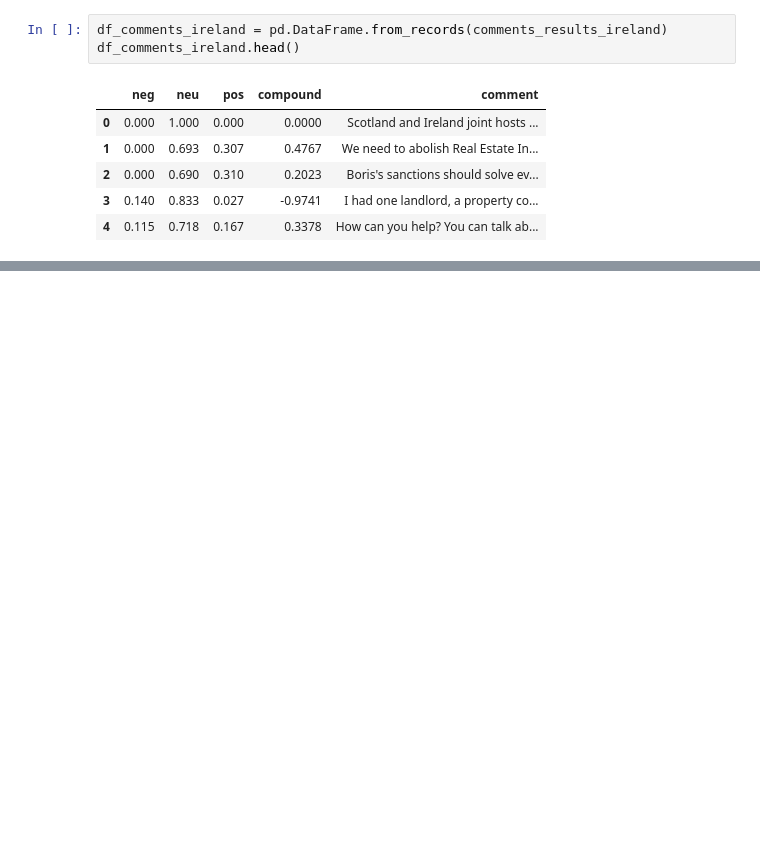
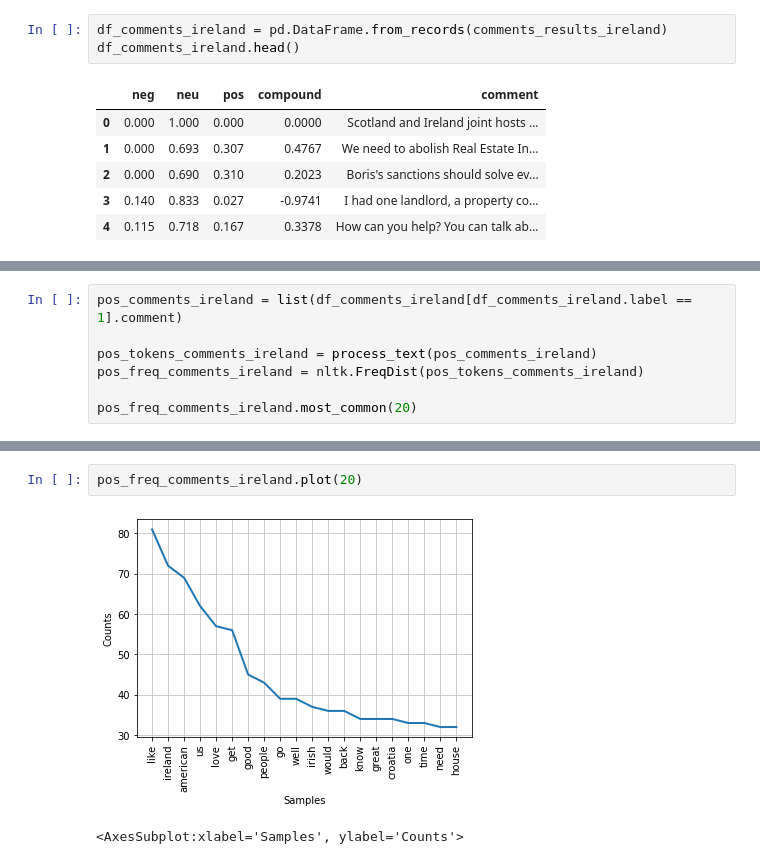
Before and after one commit to Gus1616/investigation_of_language_styles_reddit, a Jupyter notebook: 17350796_reddit_assignment_notebook.ipynb, the cells around one changed output, grey strips where cells are left out. Saved outputs shown, nothing was run; the diff lists cells and outputs as text; blank space fills up the shorter version.

```diff
--- a/17350796_reddit_assignment_notebook.ipynb
+++ b/17350796_reddit_assignment_notebook.ipynb
@@ -1096,0 +1119,7 @@ plt.show()
+# %%
+pos_comments_ireland = list(df_comments_ireland[df_comments_ireland.label == 1].comment)
+
+pos_tokens_comments_ireland = process_text(pos_comments_ireland)
+pos_freq_comments_ireland = nltk.FreqDist(pos_tokens_comments_ireland)
+
+pos_freq_comments_ireland.most_common(20)
@@ -1096,0 +1147,5 @@ plt.show()
+# %%
+pos_freq_comments_ireland.plot(20)
+# %% [output]
+[figure, added]
+<AxesSubplot:xlabel='Samples', ylabel='Counts'>
```
Also changed, not shown: parts of 71 cells of this notebook.
